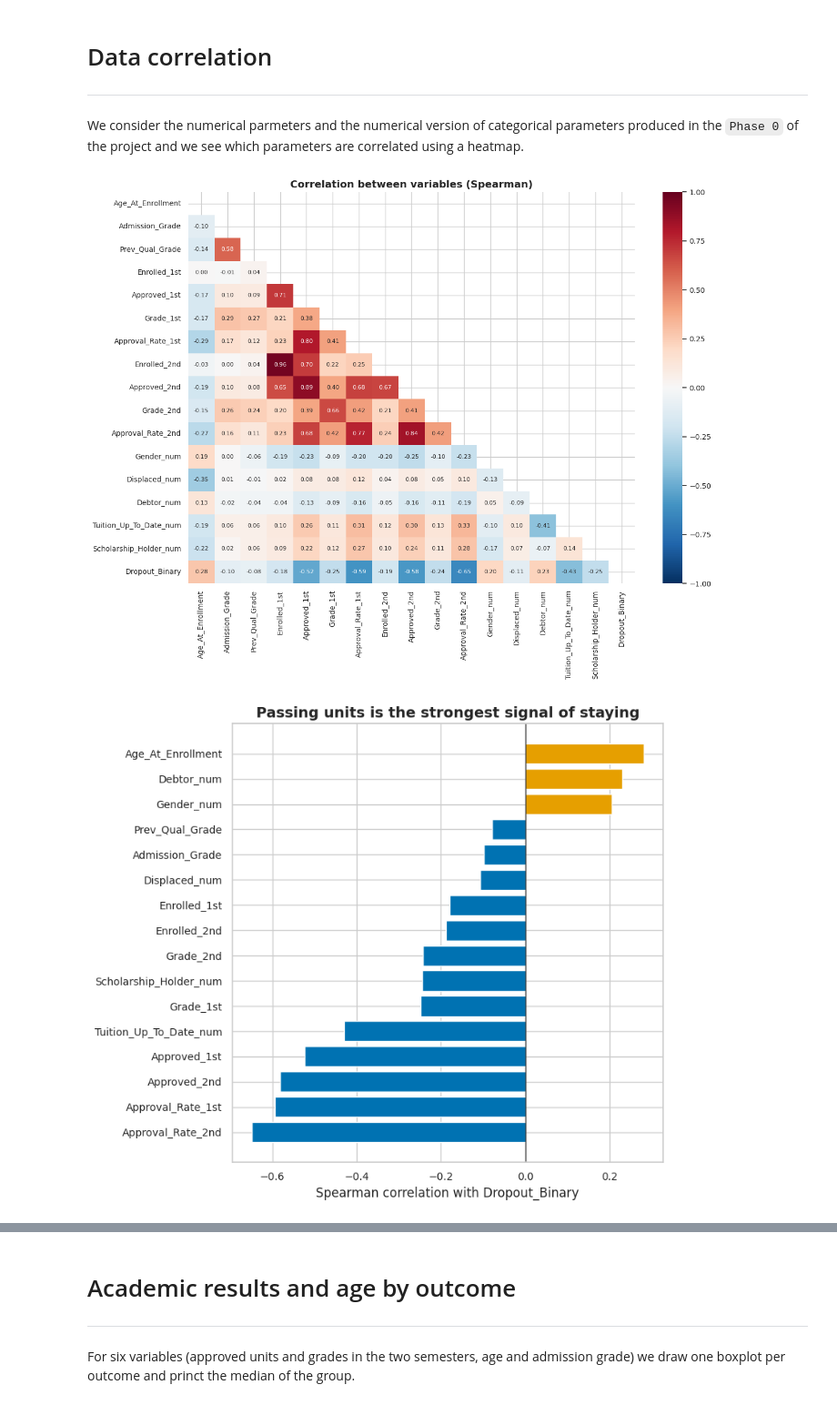
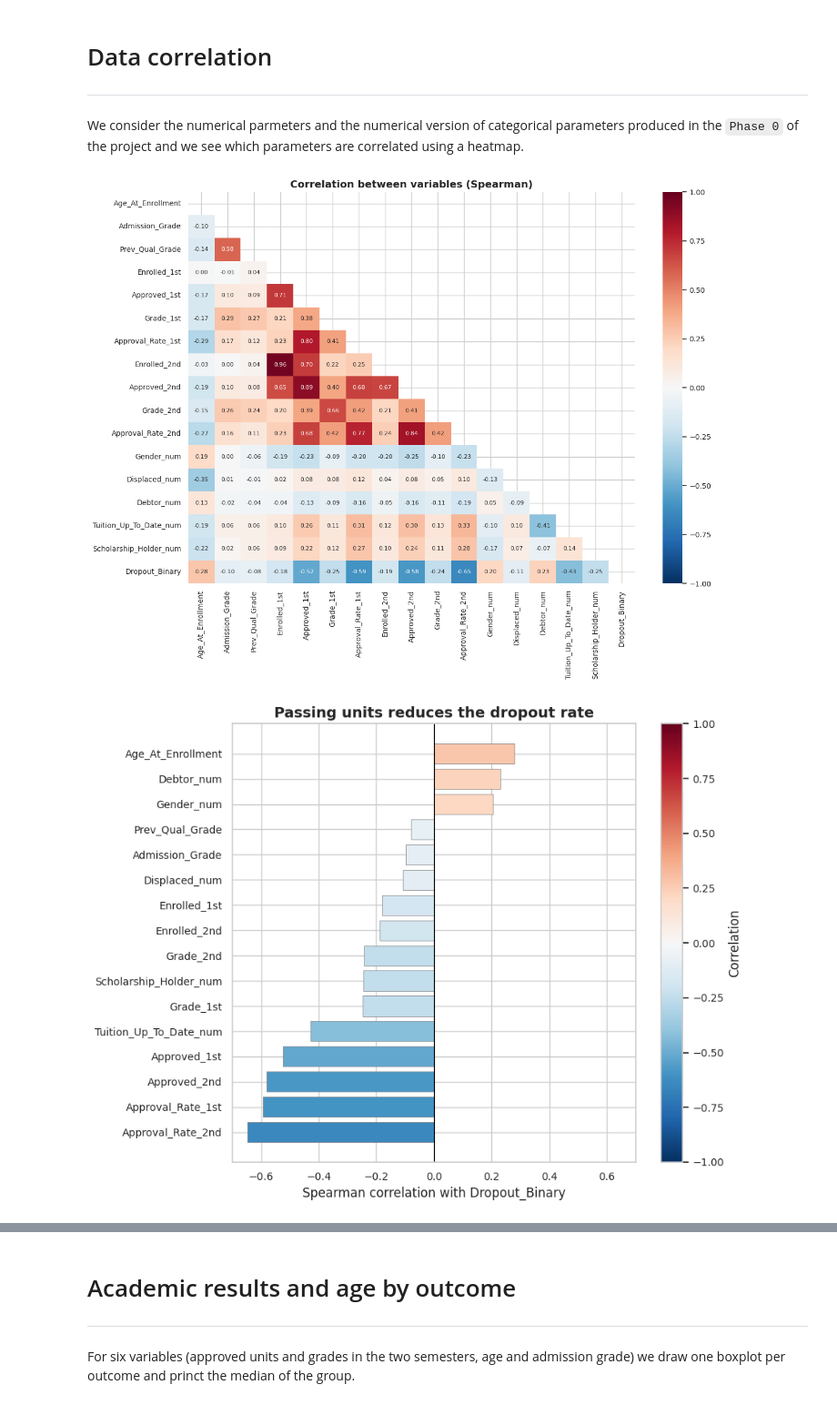
Before and after one commit to Martazzz/dropout_rate_academic_success, a Jupyter notebook: notebooks/01_cleaning_eda.ipynb, the cells around one changed output, grey strips where cells are left out. Shown at 91% size. Cells and saved outputs as stored; diff of their text form; code cells hidden in the pictures.

```diff
--- a/notebooks/01_cleaning_eda.ipynb
+++ b/notebooks/01_cleaning_eda.ipynb
@@ -477,36 +483,45 @@ plt.show()
 ---
 We consider the numerical parmeters and the numerical version of categorical parameters produced in the `Phase 0` of the project and we see which parameters are correlated using a heatmap.
 # %%
+from matplotlib.colors import Normalize
+
 corr_cols = ["Age_At_Enrollment", "Admission_Grade", "Prev_Qual_Grade",
              "Enrolled_1st", "Approved_1st", "Grade_1st", "Approval_Rate_1st",
              "Enrolled_2nd", "Approved_2nd", "Grade_2nd", "Approval_Rate_2nd",
              "Gender_num", "Displaced_num", "Debtor_num", "Tuition_Up_To_Date_num",
              "Scholarship_Holder_num", "Dropout_Binary"]
 corr = data[corr_cols].corr(method="spearman")
 
 mask = np.triu(np.ones_like(corr, dtype=bool))
 plt.figure(figsize=(13, 10))
 sns.heatmap(corr, mask=mask, annot=True, fmt=".2f", cmap="RdBu_r",
             vmin=-1, vmax=1, center=0, annot_kws={"size": 8})
 plt.title("Correlation between variables (Spearman)")
 plt.tight_layout()
 plt.savefig("figures/eda_heatmap.png", dpi=200, bbox_inches="tight")
 plt.show()
 
 corr_drop = corr["Dropout_Binary"].drop("Dropout_Binary").sort_values()
-fig, ax = plt.subplots(figsize=(8, 7))
-ax.barh(corr_drop.index, corr_drop.values,
-        color=[DROPOUT_COLOR if v > 0 else BAR_COLOR for v in corr_drop.values])
+
+cmap = plt.get_cmap("RdBu_r")
+norm = Normalize(vmin=-1, vmax=1)
+limit = round(corr_drop.abs().max() + 0.05, 1)
+
+fig, ax = plt.subplots(figsize=(9, 7))
+ax.barh(corr_drop.index, corr_drop.values, color=cmap(norm(corr_drop.values)),
+        edgecolor="gray", linewidth=0.5)
 ax.axvline(0, color="black", linewidth=0.8)
+ax.set_xlim(-limit, limit)
 ax.set_xlabel("Spearman correlation with Dropout_Binary")
-ax.set_title("Passing units is the strongest signal of staying")
+ax.set_title("Passing units reduces the dropout rate")
+fig.colorbar(plt.cm.ScalarMappable(norm=norm, cmap=cmap), ax=ax, label="Correlation")
 plt.tight_layout()
 plt.savefig("figures/eda_corr_dropout.png", dpi=200, bbox_inches="tight")
 plt.show()
 print(corr_drop.round(2))
 # %% [output]
 [figure]
-[figure, old version]
+[figure, new version]
 Approval_Rate_2nd        -0.65
 Approval_Rate_1st        -0.59
 Approved_2nd             -0.58
```
Also changed, not shown: parts of 7 cells of this notebook.
